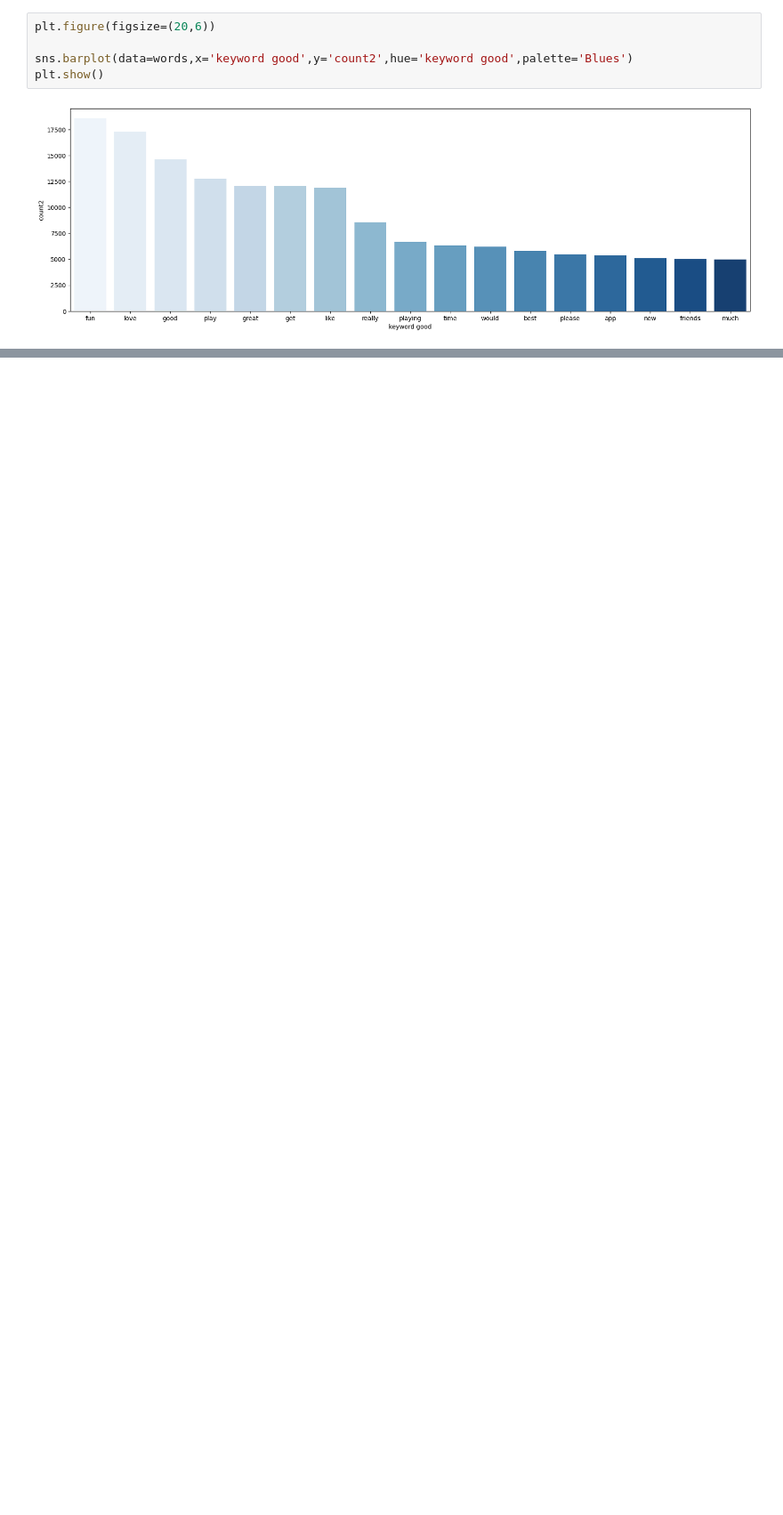
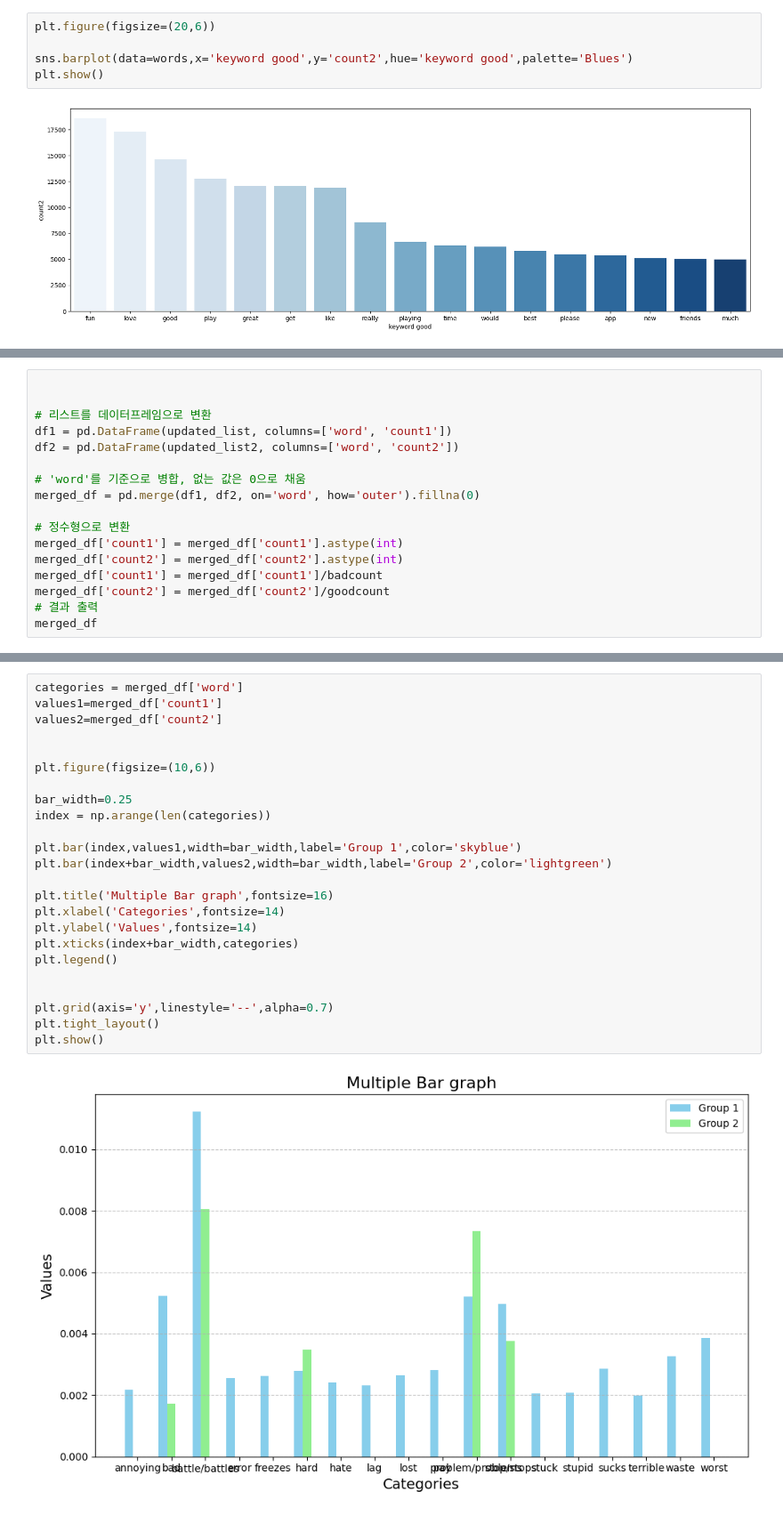
Before and after one commit to jinnykj/PokemonGO-Review-dataset-analysis, a Jupyter notebook: 데이터_시각화_기말_과제.ipynb, the cells around one changed output, grey strips where cells are left out. Shown at 89% size. Saved outputs shown, nothing was run; the diff lists cells and outputs as text; blank space fills up the shorter version.

```diff
--- a/데이터_시각화_기말_과제.ipynb
+++ b/데이터_시각화_기말_과제.ipynb
@@ -548,0 +623,17 @@ plt.show()
+# %%
+
+
+# 리스트를 데이터프레임으로 변환
+df1 = pd.DataFrame(updated_list, columns=['word', 'count1'])
+df2 = pd.DataFrame(updated_list2, columns=['word', 'count2'])
+
+# 'word'를 기준으로 병합, 없는 값은 0으로 채움
+merged_df = pd.merge(df1, df2, on='word', how='outer').fillna(0)
+
+# 정수형으로 변환
+merged_df['count1'] = merged_df['count1'].astype(int)
+merged_df['count2'] = merged_df['count2'].astype(int)
+merged_df['count1'] = merged_df['count1']/badcount
+merged_df['count2'] = merged_df['count2']/goodcount
+# 결과 출력
+merged_df
@@ -548,0 +658,26 @@ plt.show()
+# %%
+categories = merged_df['word']
+values1=merged_df['count1']
+values2=merged_df['count2']
+
+
+plt.figure(figsize=(10,6))
+
+bar_width=0.25
+index = np.arange(len(categories))
+
+plt.bar(index,values1,width=bar_width,label='Group 1',color='skyblue')
+plt.bar(index+bar_width,values2,width=bar_width,label='Group 2',color='lightgreen')
+
+plt.title('Multiple Bar graph',fontsize=16)
+plt.xlabel('Categories',fontsize=14)
+plt.ylabel('Values',fontsize=14)
+plt.xticks(index+bar_width,categories)
+plt.legend()
+
+
+plt.grid(axis='y',linestyle='--',alpha=0.7)
+plt.tight_layout()
+plt.show()
+# %% [output]
+[figure, added]
```
Also changed, not shown: parts of 25 cells of this notebook.
